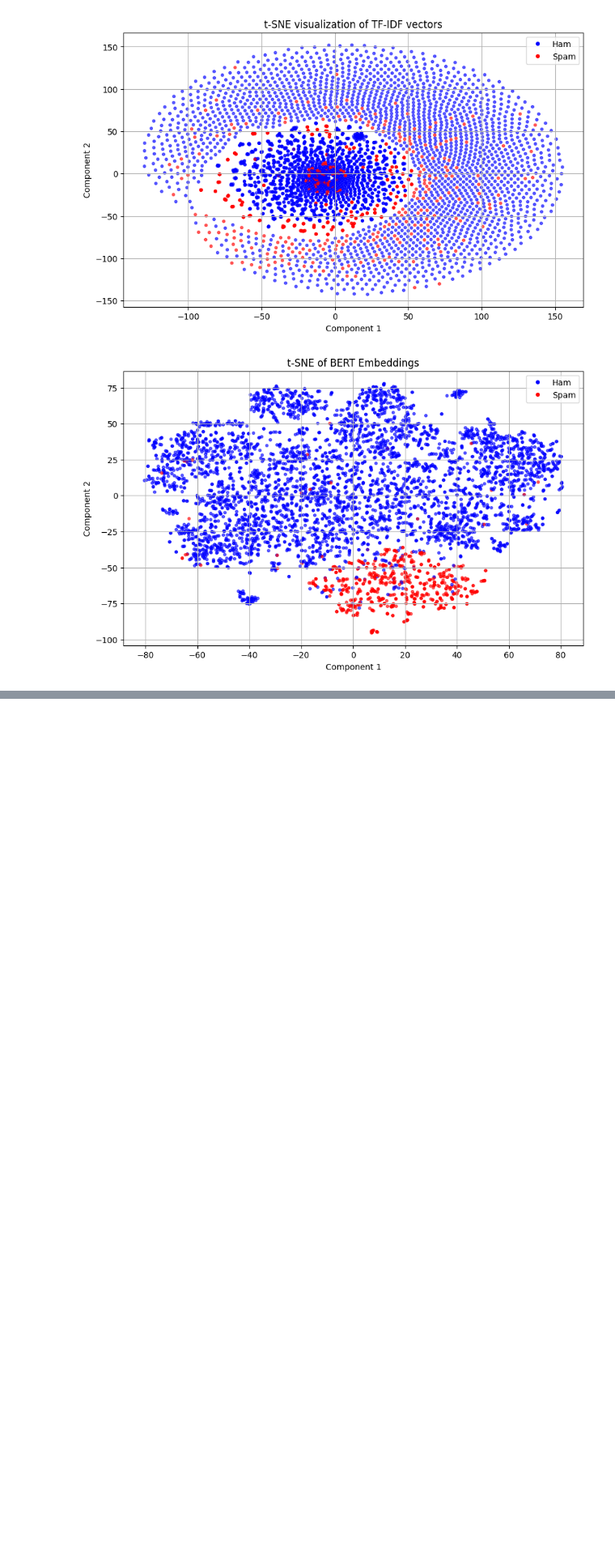
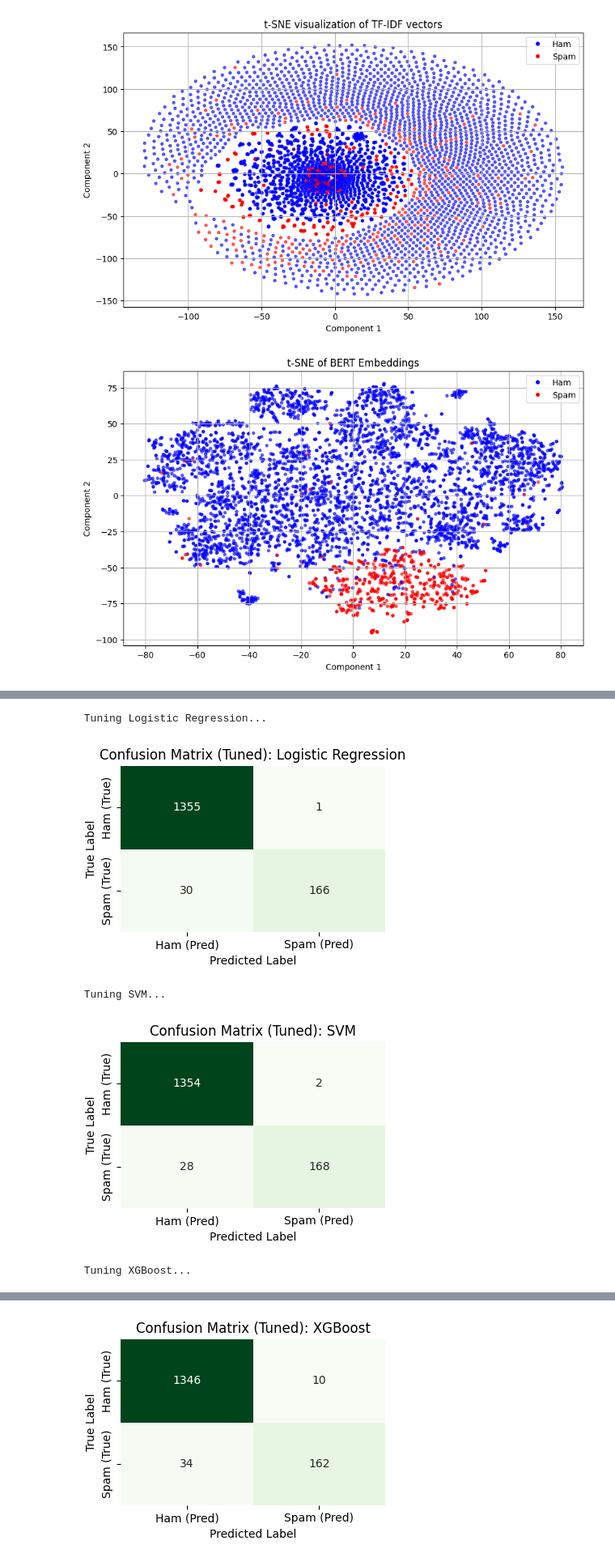
Before and after one commit to RichieMonkeyNinja/sms-spam, a Jupyter notebook: main_organized.ipynb, the cells around one changed output, grey strips where cells are left out. Shown at 81% size. Cells and saved outputs as stored; diff of their text form; code cells hidden in the pictures; blank space fills up the shorter version.

```diff
--- a/main_organized.ipynb
+++ b/main_organized.ipynb
@@ -337,0 +655,79 @@ from xgboost
+# %%
+# Cross-validation strategy
+cv = StratifiedKFold(n_splits=5, shuffle=True, random_state=7001)
+
+# Param grid for each model
+param_grid_tfidf = {
+    'Logistic Regression': {
+        'C': [0.1, 1, 10],
+        'penalty': ['l2'],
+        'solver': ['liblinear', 'lbfgs']
+    },
+    'Multinomial Naive Bayes': {
+        'alpha': [0.1, 0.5, 1.0, 2.0]  # Laplace smoothing parameter
+    },
+    'SVM': {
+        'C': [0.1, 1, 10],
+        'kernel': ['linear', 'rbf']
+    },
+    'XGBoost': {
+        'n_estimators': [100, 200],
+        'max_depth': [3, 6],
+        'learning_rate': [0.01, 0.1],
+        'subsample': [0.8, 1.0]
+    }
+}
+
+# Grid search and evaluation
+for name, model in models.items():
+    print(f"\n Tuning {name}...")
+
+    grid = GridSearchCV(
+        model,
+        param_grid[name],
+        cv=cv,
+        scoring='f1_macro',
+        n_jobs=-1
+    )
+    grid.fit(X_train_tfidf, y_train)
+
+    best_model = grid.best_estimator_
+    best_preds = best_model.predict(X_test_tfidf)
+    best_probs = best_model.predict_proba(X_test_tfidf)[:, 1]
+
+    cm = confusion_matrix(y_test, best_preds)
+    plt.figure(figsize=(4, 3))
+    sns.heatmap(cm, annot=True, fmt='d', cmap='Greens', cbar=False,
+                xticklabels=['Ham (Pred)', 'Spam (Pred)'],
+                yticklabels=['Ham (True)', 'Spam (True)'])
+    plt.title(f"Confusion Matrix (Tuned): {name}")
+    plt.xlabel("Predicted Label")
+    plt.ylabel("True Label")
+    plt.tight_layout()
+    plt.show()
+
+    # Append to results
+    results.append({
+        "Model": name + " (TF-IDF Tuned)",
+        "Accuracy": accuracy_score(y_test, best_preds),
+        "Precision": precision_score(y_test, best_preds),
+        "Recall": recall_score(y_test, best_preds),
+        "F1 Score": f1_score(y_test, best_preds),
+        "F1 Macro": f1_score(y_test, best_preds, average= 'macro' ),
+        "ROC AUC": roc_auc_score(y_test, best_probs)
+    })
+
+    if name == 'SVM':
+    joblib.dump(model, 'best_svm_model.pkl')
+    print('The best model, SVM dumped into .pkl file!!!')
+
+
+# Final display
+metrics_df = pd.DataFrame(results)
+display(metrics_df)
+# %% [output]
+ Tuning Logistic Regression...
+[figure, added]
+ Tuning SVM...
+[figure, added]
+ Tuning XGBoost...
@@ -337,0 +737 @@ from xgboost
+[figure, added]
```
Also changed, not shown: parts of 8 cells of this notebook, 7 other files.
